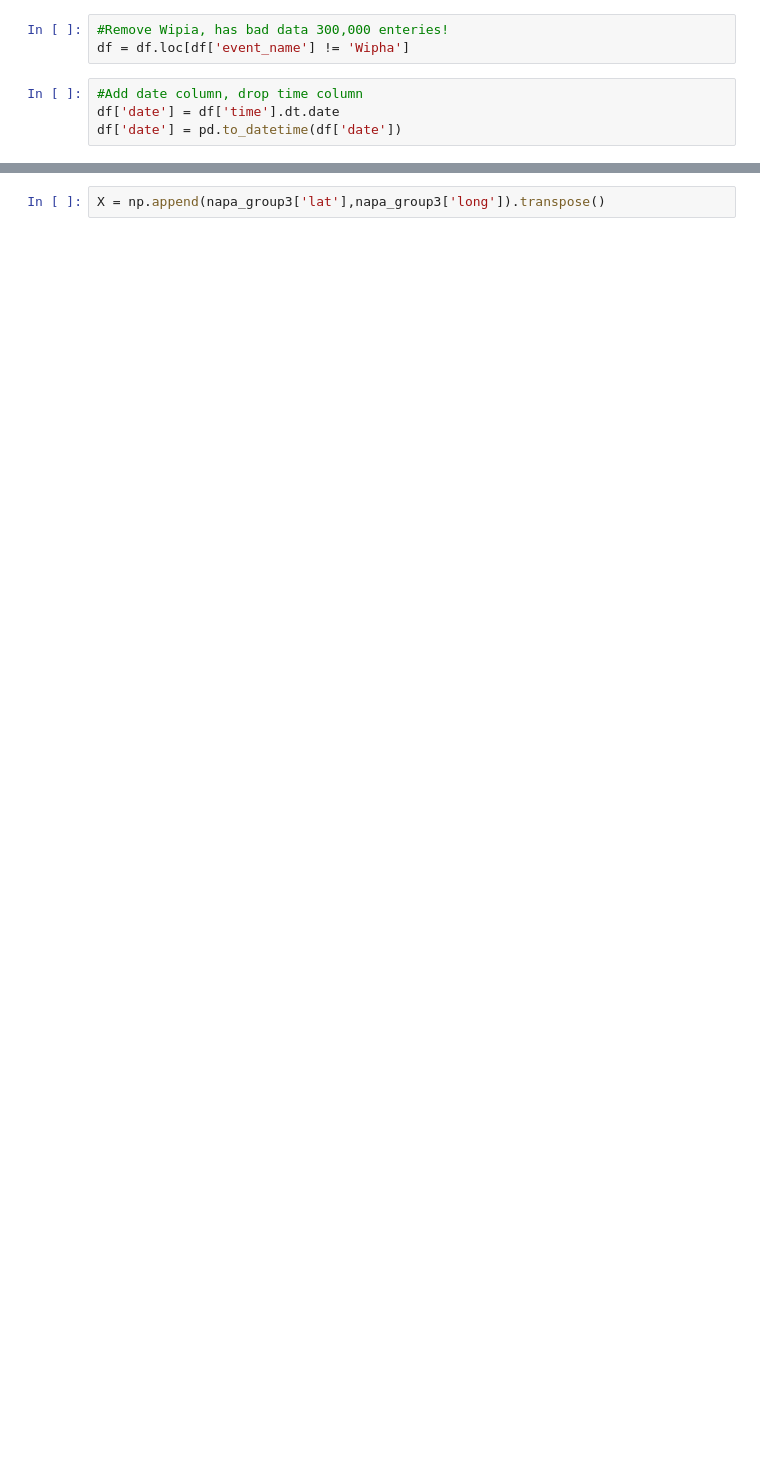
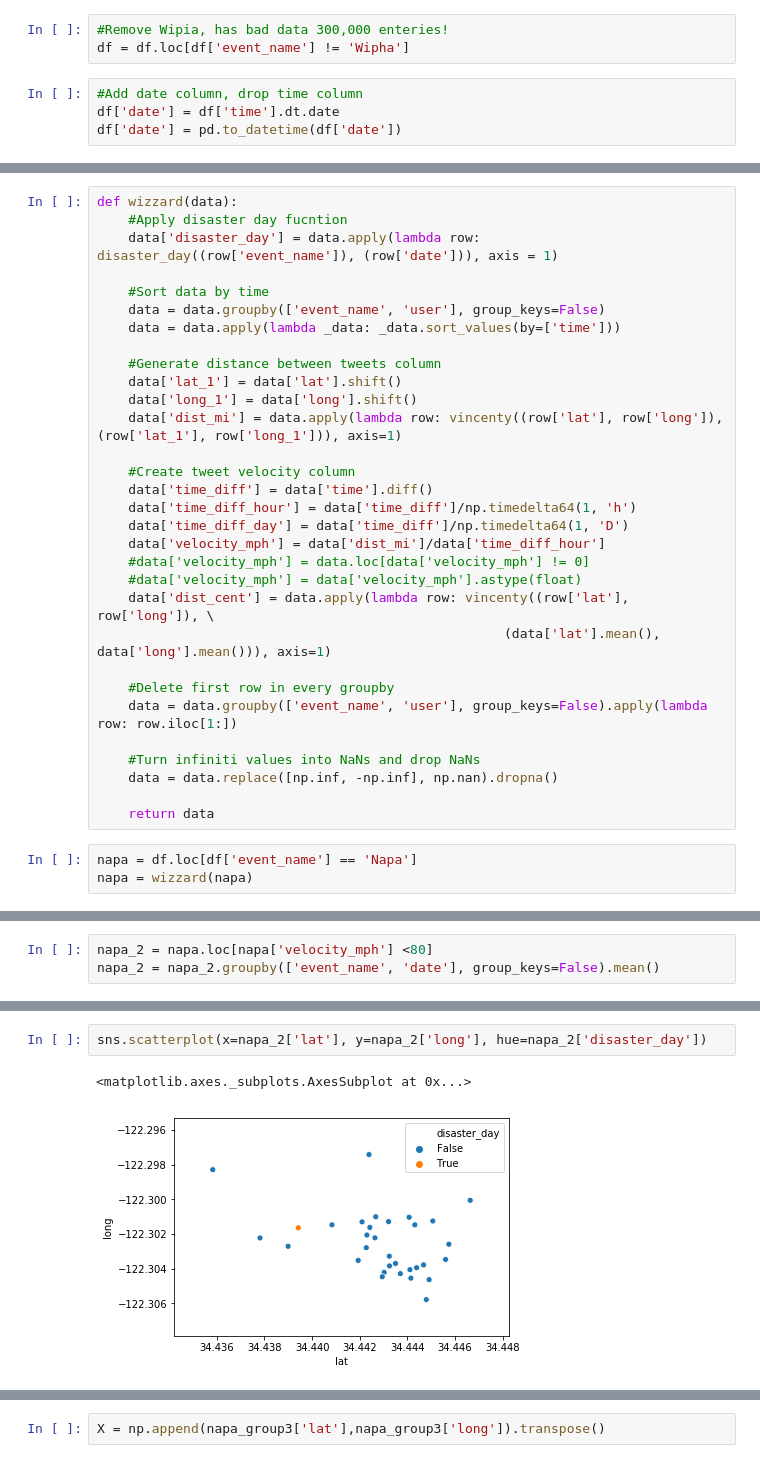
Before and after one commit to Matt-Carney/Natural_Disaster, a Jupyter notebook: Natural_Disaster.ipynb, the cells around one changed output, grey strips where cells are left out. Drawn from its saved outputs; the diff is of its cells as text; blank space fills up the shorter version.

```diff
--- a/Natural_Disaster.ipynb
+++ b/Natural_Disaster.ipynb
@@ -291,0 +160,34 @@ sns.scatterplot(x=napa_group3['lat'], y=napa_group3['long'])
+# %%
+def wizzard(data):
+    #Apply disaster day fucntion
+    data['disaster_day'] = data.apply(lambda row: disaster_day((row['event_name']), (row['date'])), axis = 1)
+
+    #Sort data by time
+    data = data.groupby(['event_name', 'user'], group_keys=False)
+    data = data.apply(lambda _data: _data.sort_values(by=['time']))
+
+    #Generate distance between tweets column
+    data['lat_1'] = data['lat'].shift()
+    data['long_1'] = data['long'].shift()
+    data['dist_mi'] = data.apply(lambda row: vincenty((row['lat'], row['long']), (row['lat_1'], row['long_1'])), axis=1)
+
+    #Create tweet velocity column
+    data['time_diff'] = data['time'].diff()
+    data['time_diff_hour'] = data['time_diff']/np.timedelta64(1, 'h')
+    data['time_diff_day'] = data['time_diff']/np.timedelta64(1, 'D')
+    data['velocity_mph'] = data['dist_mi']/data['time_diff_hour']
+    #data['velocity_mph'] = data.loc[data['velocity_mph'] != 0]
+    #data['velocity_mph'] = data['velocity_mph'].astype(float)
+    data['dist_cent'] = data.apply(lambda row: vincenty((row['lat'], row['long']), \
+                                                    (data['lat'].mean(), data['long'].mean())), axis=1)
+
+    #Delete first row in every groupby
+    data = data.groupby(['event_name', 'user'], group_keys=False).apply(lambda row: row.iloc[1:])
+
+    #Turn infiniti values into NaNs and drop NaNs
+    data = data.replace([np.inf, -np.inf], np.nan).dropna()
+
+    return data
+# %%
+napa = df.loc[df['event_name'] == 'Napa']
+napa = wizzard(napa)
@@ -291,0 +221,3 @@ sns.scatterplot(x=napa_group3['lat'], y=napa_group3['long'])
+# %%
+napa_2 = napa.loc[napa['velocity_mph'] <80]
+napa_2 = napa_2.groupby(['event_name', 'date'], group_keys=False).mean()
@@ -291,0 +280,5 @@ sns.scatterplot(x=napa_group3['lat'], y=napa_group3['long'])
+# %%
+sns.scatterplot(x=napa_2['lat'], y=napa_2['long'], hue=napa_2['disaster_day'])
+# %% [output]
+<matplotlib.axes._subplots.AxesSubplot at 0x...>
+[figure, added]
```
Also changed, not shown: parts of 60 cells of this notebook.
